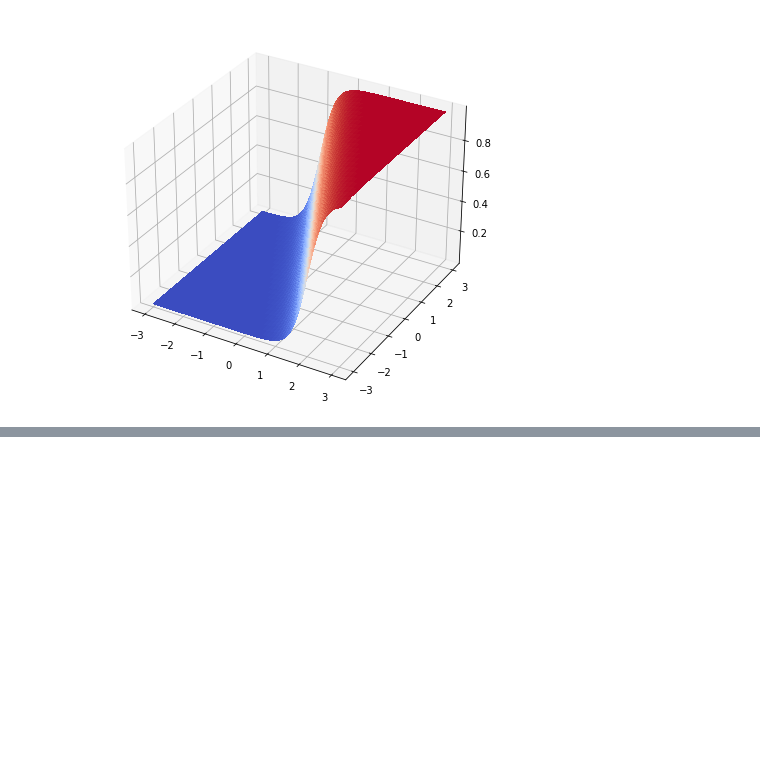
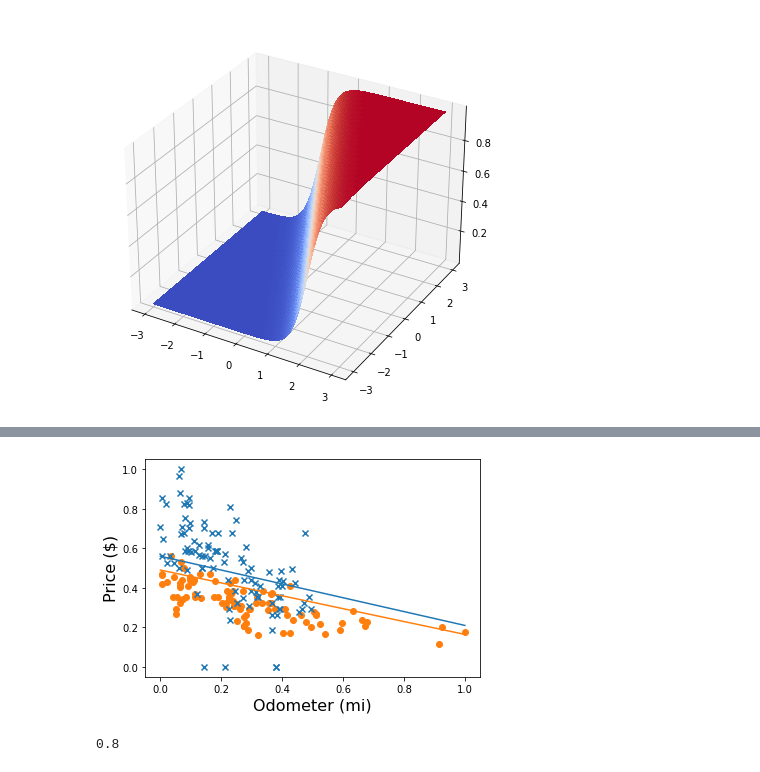
Before and after one commit to Sakurajima-sight/Mathematics-for-programmers-Python, a Jupyter notebook: Chapter 15/Untitled.ipynb, the cells around one changed output, grey strips where cells are left out. Saved outputs shown, nothing was run; the diff lists cells and outputs as text; code cells hidden in the pictures; blank space fills up the shorter version.

```diff
--- a/Chapter 15/Untitled.ipynb
+++ b/Chapter 15/Untitled.ipynb
@@ -321,0 +380,6 @@ plot_scalar_field(lambda x,y:sigmoid(4*x+2*y-2),-3,3,-3,3)
+# %%
+plot_data(scaled_car_data)
+plot_line(0.35,1,0.56)
+plot_line(3.7167003153580045, 11.422062409195114, 5.596878367305919)
+# %% [output]
+[figure, added]
@@ -321,0 +393,4 @@ plot_scalar_field(lambda x,y:sigmoid(4*x+2*y-2),-3,3,-3,3)
+# %%
+test_classifier(best_logistic_classifier,scaled_car_data)
+# %% [output]
+0.8
```
Also changed, not shown: parts of 20 cells of this notebook, 1 other file.
